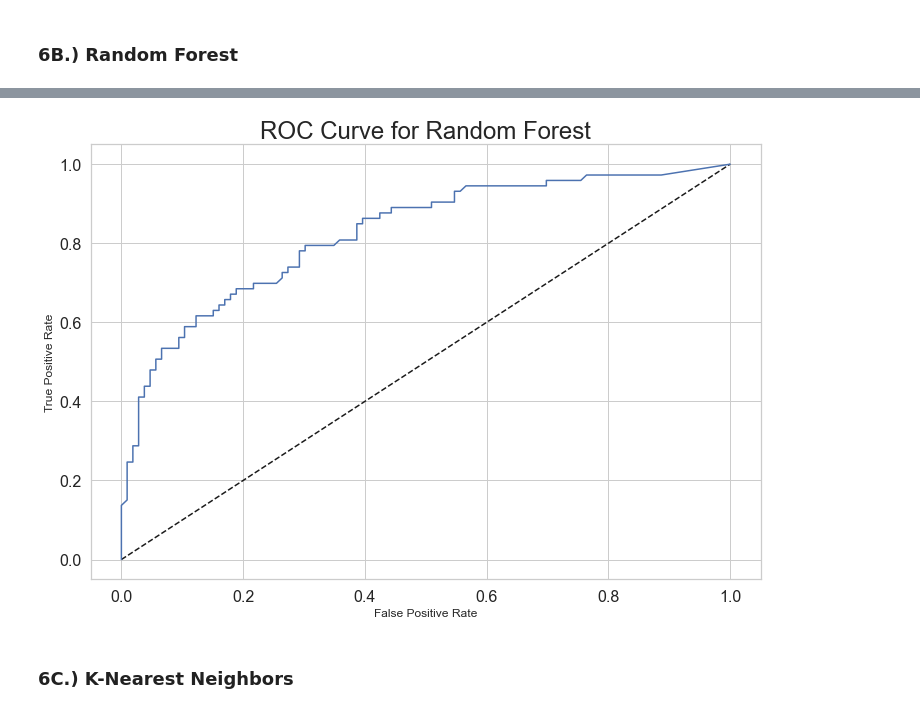
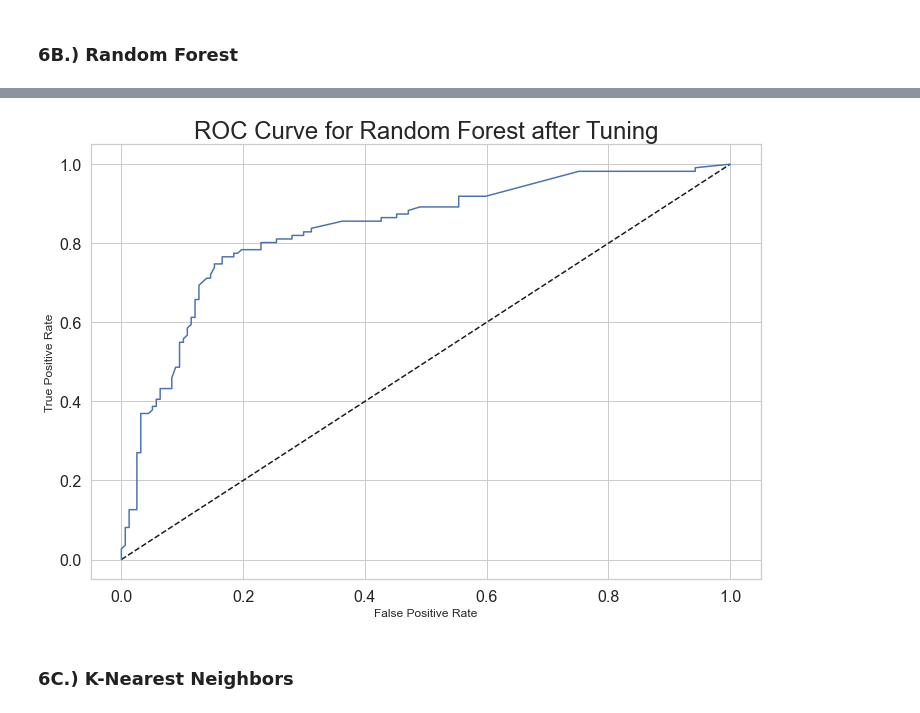
Before and after one commit to toshimelonhead/titanic, a Jupyter notebook: Titanic.ipynb, the cells around one changed output, grey strips where cells are left out. Cells and saved outputs as stored; diff of their text form; code cells hidden in the pictures.

```diff
--- a/Titanic.ipynb
+++ b/Titanic.ipynb
@@ -355,0 +421,3 @@ X_test['With_family'] = stats.zscore(X_test['With_family'])
+# %%
+X['7+'] = X['7+'].map({False: 0, True: 1})
+X_test['7+'] = X_test['7+'].map({False: 0, True: 1})
@@ -369,16 +545,19 @@ print(X_test.shape)
 # %% [markdown]
 ### 6A.) Logistic Regression
 # %%
-logreg = LogisticRegression()
+logreg = LogisticRegression(penalty='l2')
 logreg.fit(X_train, y_train)
 y_pred_log = logreg.predict(X_validation)
 print(classification_report(y_validation, y_pred_log))
 
 # Compute predicted probabilities: y_pred_prob
-y_pred_prob = logreg.predict_proba(X_validation)[:,1]
+y_pred_prob = logreg.predict(X_validation)
+y_pred_proba = logreg.predict_proba(X_validation)[:, 1]
 
 # Generate ROC curve values: fpr, tpr, thresholds
-fpr, tpr, thresholds = roc_curve(y_validation, y_pred_prob)
+fpr, tpr, thresholds = roc_curve(y_validation, y_pred_proba)
+
+print("Accuracy score:", accuracy_score(y_validation, y_pred_prob))
 # %% [output]
               precision    recall  f1-score   support
 
@@ -402,13 +583,13 @@ plt.show()
 # %%
 # Create the RFE object and compute a cross-validated score.
 # The "accuracy" scoring is proportional to the number of correct classifications
-rfecv = RFECV(estimator=LogisticRegression(), step=1, cv=10, scoring='accuracy')
+rfecv = RFECV(estimator=LogisticRegression(),
+              step=1, cv=10, scoring='accuracy')
 rfecv.fit(X_train, y_train)
 
 print("Optimal number of features: %d" % rfecv.n_features_)
-print('Selected features: %s' % list(X_train.columns[rfecv.support_]))
 
-plt.figure(figsize=(12,8))
+plt.figure(figsize=(12, 8))
 plt.xlabel("Number of features selected")
 plt.ylabel("Cross validation score (nb of correct classifications)")
 plt.plot(range(1, len(rfecv.grid_scores_) + 1), rfecv.grid_scores_)
@@ -454,17 +638,18 @@ plt.show()
 # %%
-from sklearn.model_selection import GridSearchCV
+# Create the parameter grid
+rf = RandomForestClassifier()
+param_grid = {'n_estimators': [100],
+              'max_depth': [x for x in range(3, 10)],
+              'min_samples_leaf': [x for x in range(3, 20)],
+              'max_features': ['sqrt', 'log2', .2]
+              }
 
-rf = RandomForestClassifier()
-
-# Create the parameter grid
-param_grid = {'n_estimators': [1000],
-              'max_depth': [x for x in range(3, 10)]}
-
-gridsearch = GridSearchCV(estimator=rf, param_grid=param_grid, n_jobs=-1,
-                                verbose=5, return_train_score=True, cv=5)
+gridsearch = RandomizedSearchCV(estimator=rf, param_distributions=param_grid, n_jobs=-1,
+                                verbose=5, return_train_score=True, cv=5, n_iter=100)
 
 y_pred_gridsearch = gridsearch.fit(X_train, y_train).predict(X_validation)
 # Generate ROC curve values: fpr, tpr, thresholds
 fpr, tpr, thresholds = roc_curve(y_validation, y_pred_prob)
 print(classification_report(y_validation, y_pred_gridsearch))
+print("Accuracy score:", accuracy_score(y_validation, y_pred_gridsearch))
 # %% [output]
@@ -483,14 +686,15 @@ weighted avg       0.80      0.80      0.79       179
 # %%
-y_pred_prob = gridsearch.predict_proba(X_validation)[:,1]
-plt.figure(figsize=(12,8))
+y_pred_proba = gridsearch.predict_proba(X_validation)[:, 1]
+fpr, tpr, thresholds = roc_curve(y_validation, y_pred_proba)
+plt.figure(figsize=(12, 8))
 # Plot ROC curve
 plt.plot([0, 1], [0, 1], 'k--')
 plt.plot(fpr, tpr)
 plt.xlabel('False Positive Rate')
 plt.ylabel('True Positive Rate')
-plt.title('ROC Curve for Random Forest')
+plt.title('ROC Curve for Random Forest after Tuning')
 plt.show()
 # %% [output]
-[figure, old version]
+[figure, new version]
 # %% [markdown]
 ### 6C.) K-Nearest Neighbors
```
Also changed, not shown: parts of 55 cells of this notebook.
